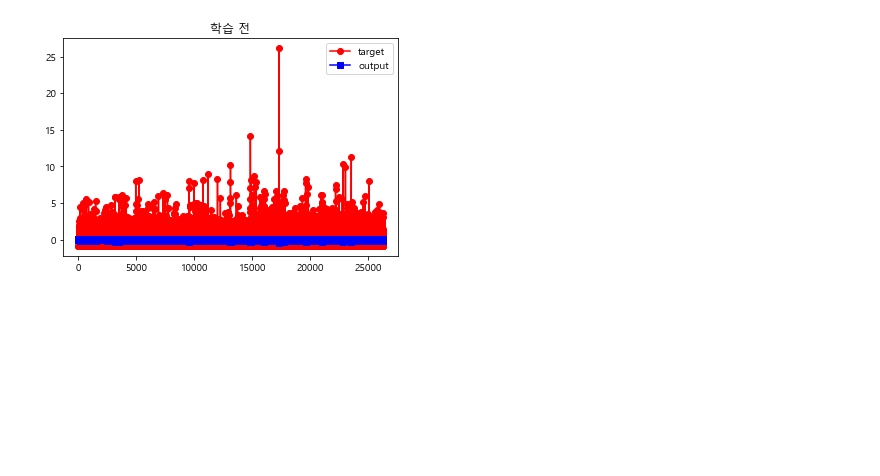
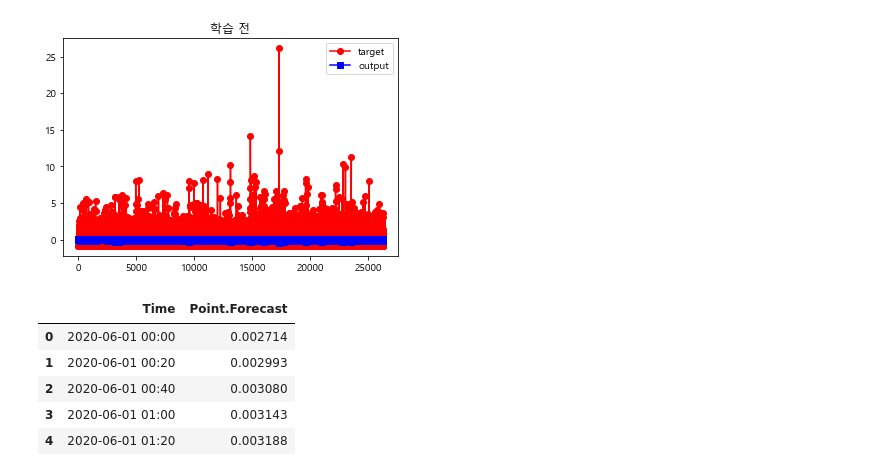
Before and after one commit to TaeHoon-Jin/B_C, a Jupyter notebook: rating_predict.ipynb, the cells around one changed output. Cells and saved outputs as stored; diff of their text form; code cells hidden in the pictures; blank space fills up the shorter version.

```diff
--- a/rating_predict.ipynb
+++ b/rating_predict.ipynb
@@ -429,0 +429,9 @@ plt.show()
+# %%
+pred_ratings.head()
+# %% [output]
+|  | Time | Point.Forecast |
+| 0 | 2020-06-01 00:00 | 0.002714 |
+| 1 | 2020-06-01 00:20 | 0.002993 |
+| 2 | 2020-06-01 00:40 | 0.003080 |
+| 3 | 2020-06-01 01:00 | 0.003143 |
+| 4 | 2020-06-01 01:20 | 0.003188 |
```
Also changed, not shown: parts of 10 cells of this notebook.
